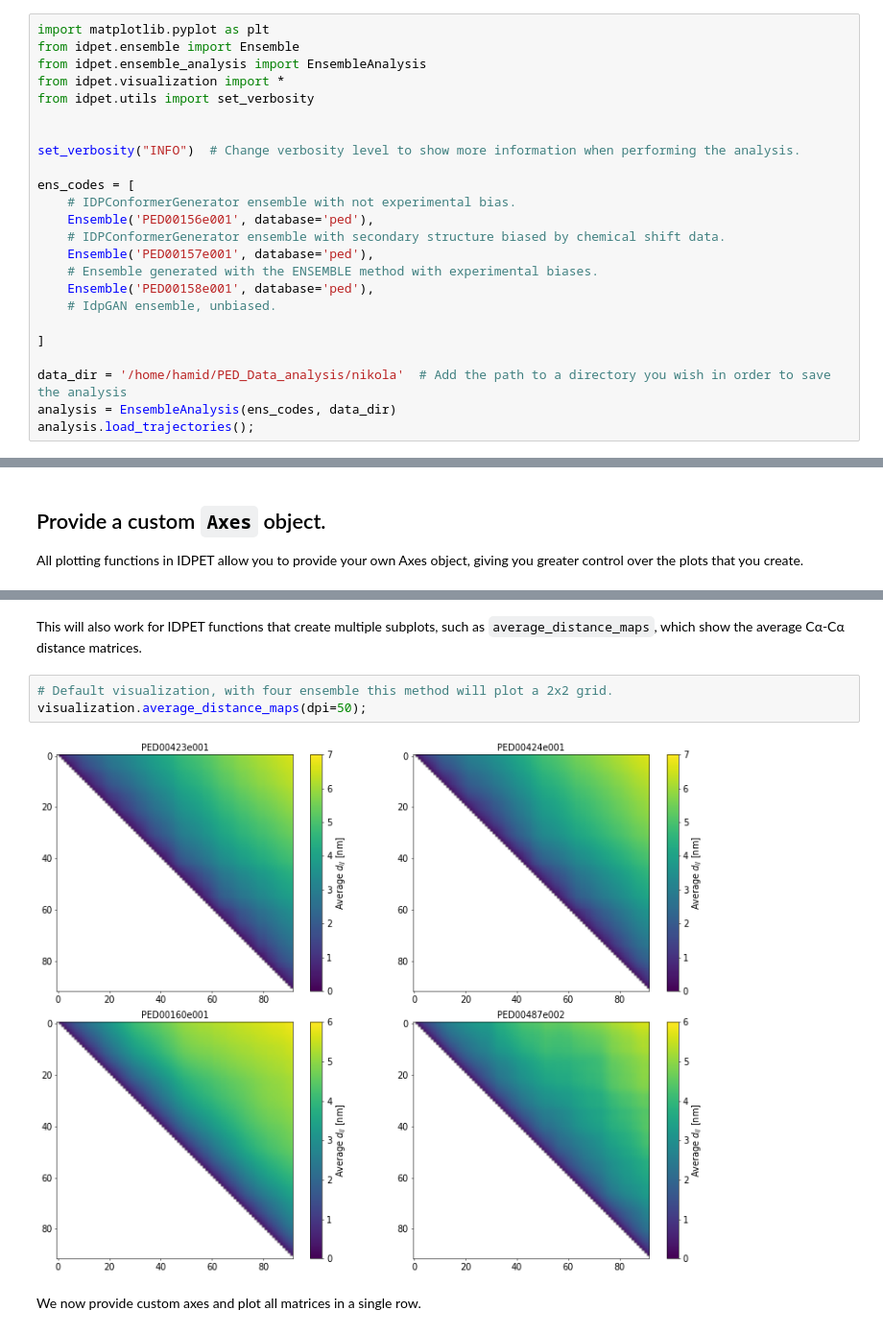
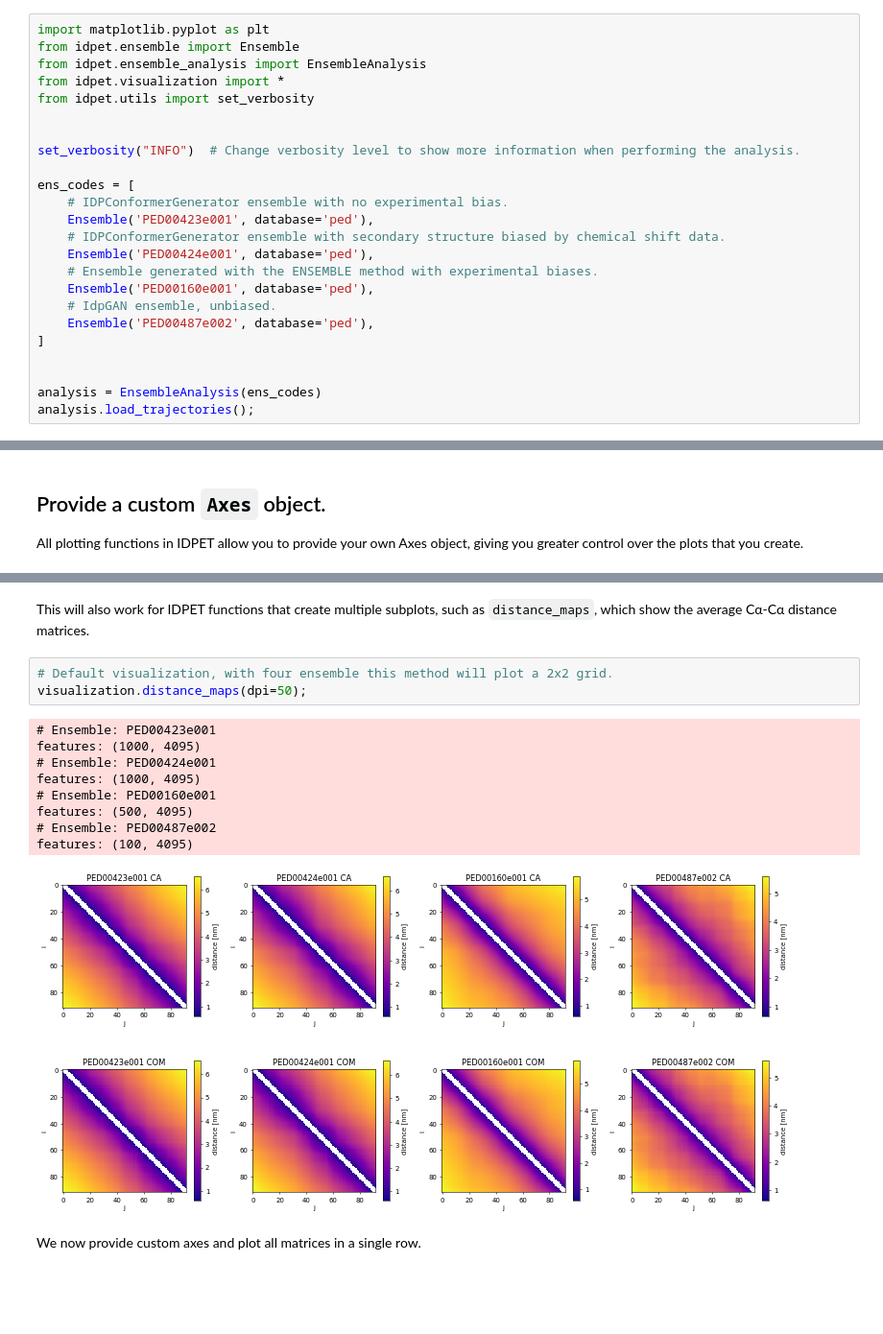
Before and after one commit to BioComputingUP/EnsembleTools, a Jupyter notebook: notebooks/plot_customization.ipynb, the cells around one changed output, grey strips where cells are left out. Shown at 96% size. Saved outputs shown, nothing was run; the diff lists cells and outputs as text; blank space fills up the shorter version.

```diff
--- a/notebooks/plot_customization.ipynb
+++ b/notebooks/plot_customization.ipynb
@@ -24,17 +24,17 @@ from idpet.utils import set_verbosity
 set_verbosity("INFO")  # Change verbosity level to show more information when performing the analysis.
 
 ens_codes = [
-    # IDPConformerGenerator ensemble with not experimental bias.
-    Ensemble('PED00156e001', database='ped'),
+    # IDPConformerGenerator ensemble with no experimental bias.
+    Ensemble('PED00423e001', database='ped'),
     # IDPConformerGenerator ensemble with secondary structure biased by chemical shift data.
-    Ensemble('PED00157e001', database='ped'),
+    Ensemble('PED00424e001', database='ped'),
     # Ensemble generated with the ENSEMBLE method with experimental biases.
-    Ensemble('PED00158e001', database='ped'),
+    Ensemble('PED00160e001', database='ped'),
     # IdpGAN ensemble, unbiased.
-
+    Ensemble('PED00487e002', database='ped'),
 ]
 
-data_dir = '/home/hamid/PED_Data_analysis/nikola'  # Add the path to a directory you wish in order to save the analysis
-analysis = EnsembleAnalysis(ens_codes, data_dir)
+
+analysis = EnsembleAnalysis(ens_codes)
 analysis.load_trajectories();
 # %% [output]
@@ -131,10 +136,18 @@ visualization.end_to_end_distances(
 # %% [markdown]
-This will also work for IDPET functions that create multiple subplots, such as `average_distance_maps`, which show the average Cα-Cα distance matrices.
+This will also work for IDPET functions that create multiple subplots, such as `distance_maps`, which show the average Cα-Cα distance matrices.
 # %%
 # Default visualization, with four ensemble this method will plot a 2x2 grid.
-visualization.average_distance_maps(dpi=50);
+visualization.distance_maps(dpi=50);
 # %% [output]
+# Ensemble: PED00423e001
+features: (1000, 4095)
+# Ensemble: PED00424e001
+features: (1000, 4095)
+# Ensemble: PED00160e001
+features: (500, 4095)
+# Ensemble: PED00487e002
+features: (100, 4095)
-[figure, old version]
+[figure, new version]
 # %% [markdown]
 We now provide custom axes and plot all matrices in a single row.
 # %%
```
Also changed, not shown: parts of 7 cells of this notebook, 5 other files.
